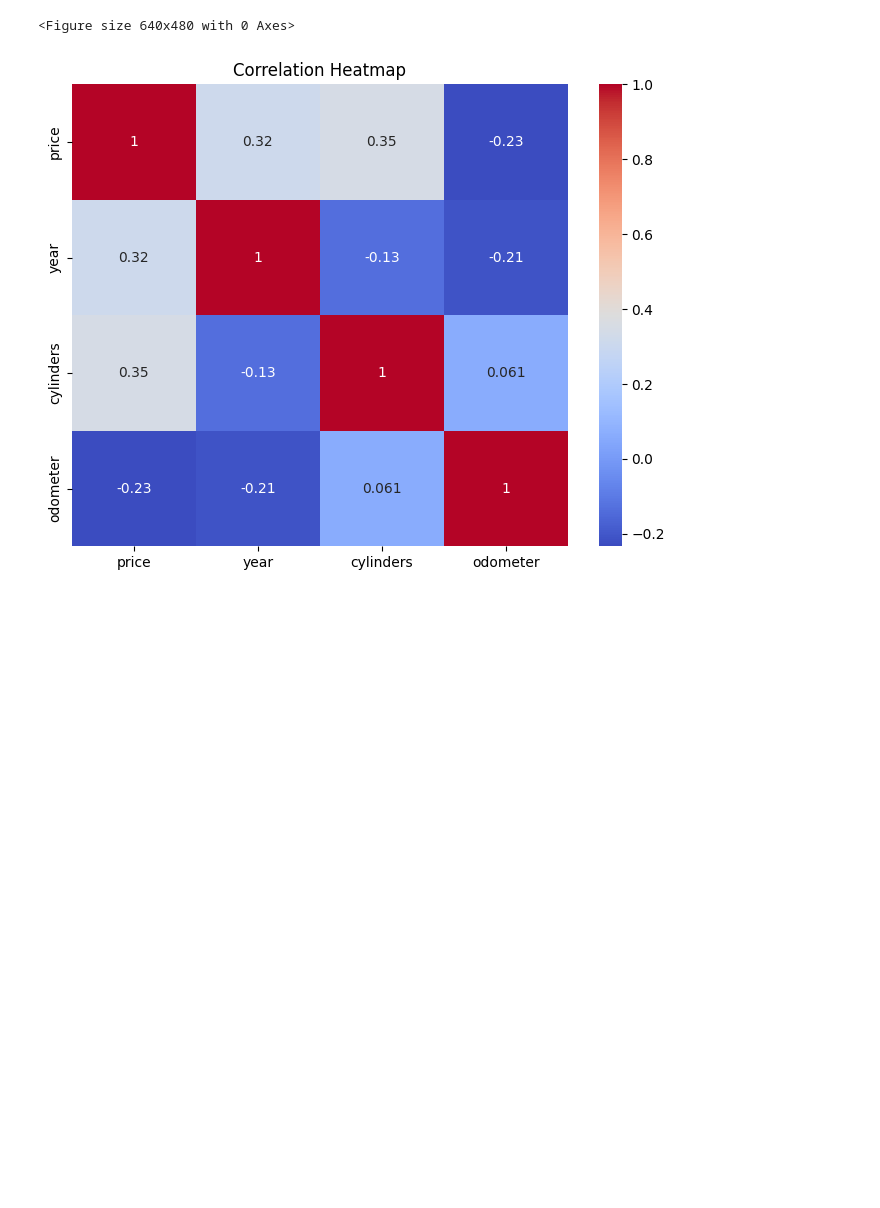
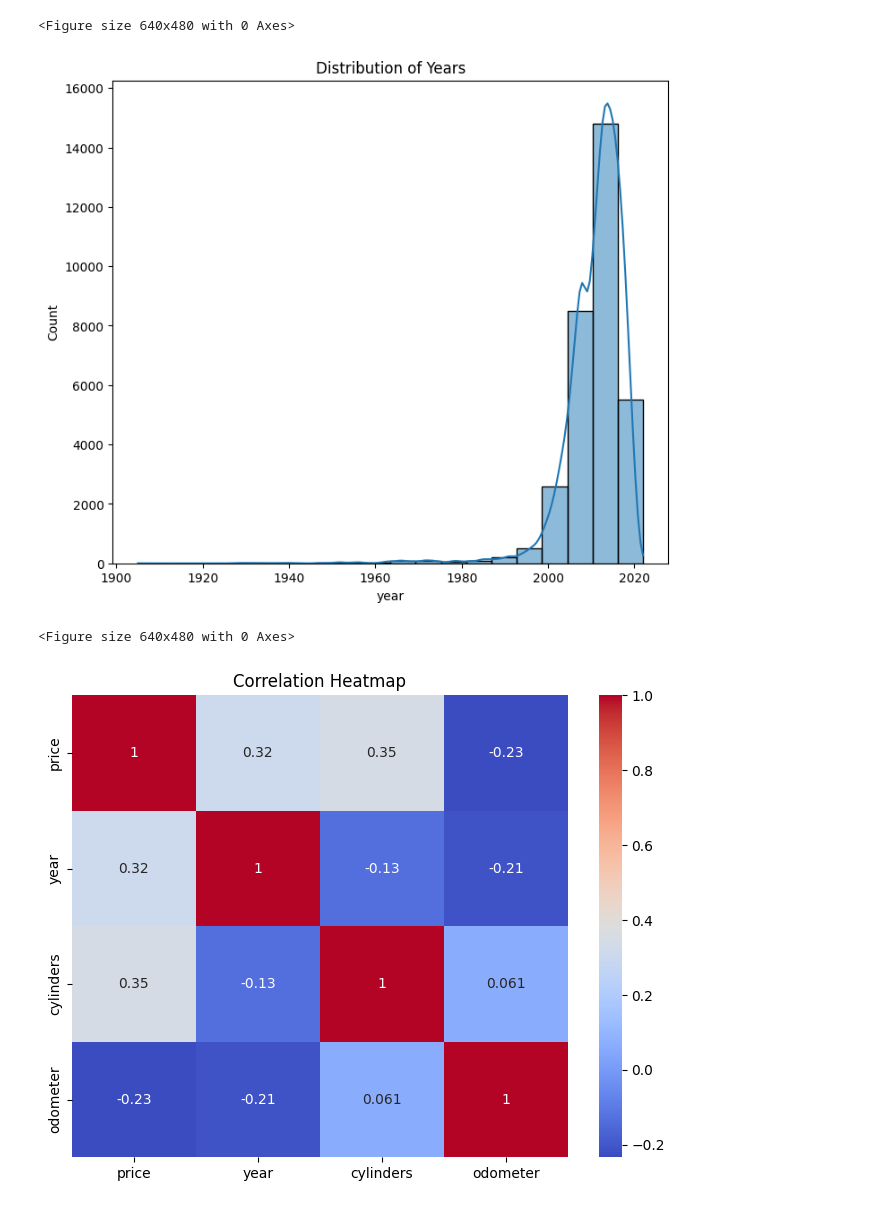
Before and after one commit to hemantborse/Practical-Application---Car-Pricing, a Jupyter notebook: Car_price.ipynb, the cells around one changed output. Saved outputs shown, nothing was run; the diff lists cells and outputs as text; code cells hidden in the pictures; blank space fills up the shorter version.

```diff
--- a/Car_price.ipynb
+++ b/Car_price.ipynb
@@ -226,6 +221,16 @@ plt.savefig('images/Price_Analysis.png')
 # %% [output]
 [figure]
 <Figure size 640x480 with 0 Axes>
+# %%
+# Year distribution analysis
+plt.figure(figsize=(8, 7))
+sns.histplot(data=auto_no_all_zero_rows['year'], bins=20, kde=True)
+plt.title('Distribution of Years')
+plt.show()
+plt.savefig('images/Year_Analysis.png')
+# %% [output]
+[figure, added]
+<Figure size 640x480 with 0 Axes>
 # %%
 # Correlation analysis of above numarical features
 correlation_matrix = auto_no_all_zero_rows[numerical_features].corr()
```
Also changed, not shown: parts of 2 cells of this notebook.
